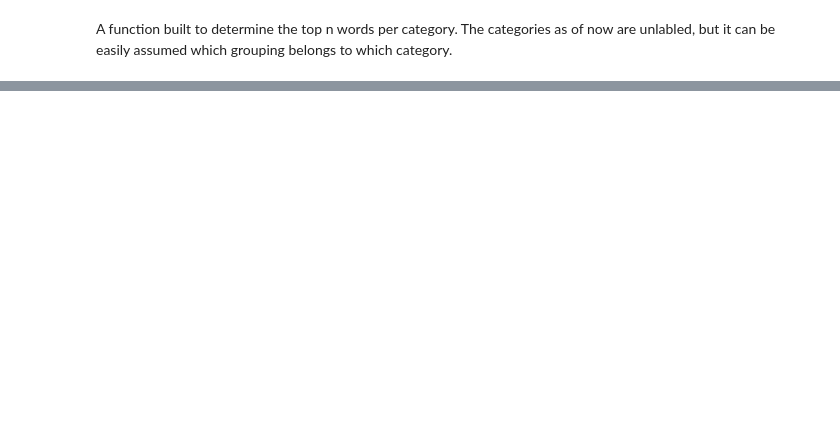
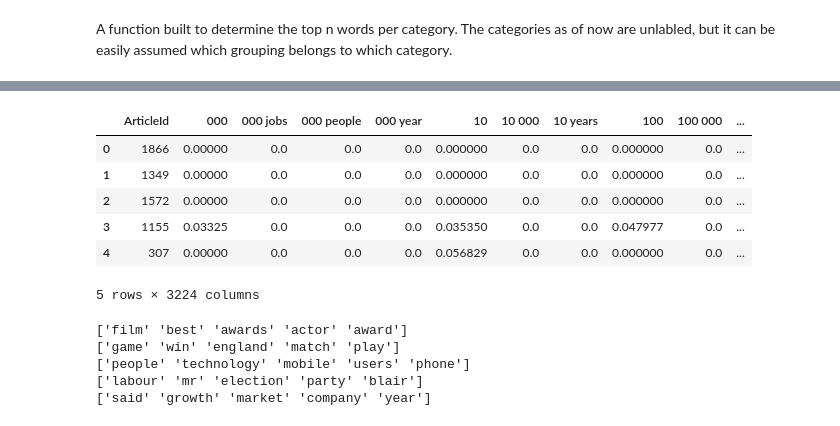
Before and after one commit to iansind/news-article-classification, a Jupyter notebook: BBC_text_classification.ipynb, the cells around one changed output, grey strips where cells are left out. Drawn from its saved outputs; the diff is of its cells as text; code cells hidden in the pictures; blank space fills up the shorter version.

```diff
--- a/BBC_text_classification.ipynb
+++ b/BBC_text_classification.ipynb
@@ -188,0 +180,23 @@ vals.sum() / vals.count()
+# %%
+# Shuffling the dataset to break up any groupings.
+vectX_TT, df_vect_TT, vect_TT = df_to_vect(df, shuf=True)
+
+
+# Split the train and test into 2/3rds train, 1/3rd test.
+n = len(df_vect_TT)
+slice_idx = int(n*0.75)
+vectX_train = vectX_TT[:slice_idx]
+vectX_test = vectX_TT[slice_idx:]
+
+df_vect_train = df_vect_TT.iloc[:slice_idx]
+df_vect_test = df_vect_TT.iloc[slice_idx:]
+
+df_vect_TT.head()
+# %% [output]
+|  | ArticleId | 000 | 000 jobs | 000 people | 000 year | 10 | 10 000 | 10 years | 100 | 100 000 | ... |
+| 0 | 1866 | 0.00000 | 0.0 | 0.0 | 0.0 | 0.000000 | 0.0 | 0.0 | 0.000000 | 0.0 | ... |
+| 1 | 1349 | 0.00000 | 0.0 | 0.0 | 0.0 | 0.000000 | 0.0 | 0.0 | 0.000000 | 0.0 | ... |
+| 2 | 1572 | 0.00000 | 0.0 | 0.0 | 0.0 | 0.000000 | 0.0 | 0.0 | 0.000000 | 0.0 | ... |
+| 3 | 1155 | 0.03325 | 0.0 | 0.0 | 0.0 | 0.035350 | 0.0 | 0.0 | 0.047977 | 0.0 | ... |
+| 4 | 307 | 0.00000 | 0.0 | 0.0 | 0.0 | 0.056829 | 0.0 | 0.0 | 0.000000 | 0.0 | ... |
+5 rows × 3224 columns
@@ -188,0 +207,10 @@ vals.sum() / vals.count()
+# %%
+# Finds the top words indicating each cluster.
+words_TT = vect.get_feature_names_out()
+max_impact_words(H2, word_names=words_TT)
+# %% [output]
+['film' 'best' 'awards' 'actor' 'award']
+['game' 'win' 'england' 'match' 'play']
+['people' 'technology' 'mobile' 'users' 'phone']
+['labour' 'mr' 'election' 'party' 'blair']
+['said' 'growth' 'market' 'company' 'year']
```
Also changed, not shown: parts of 44 cells of this notebook.
